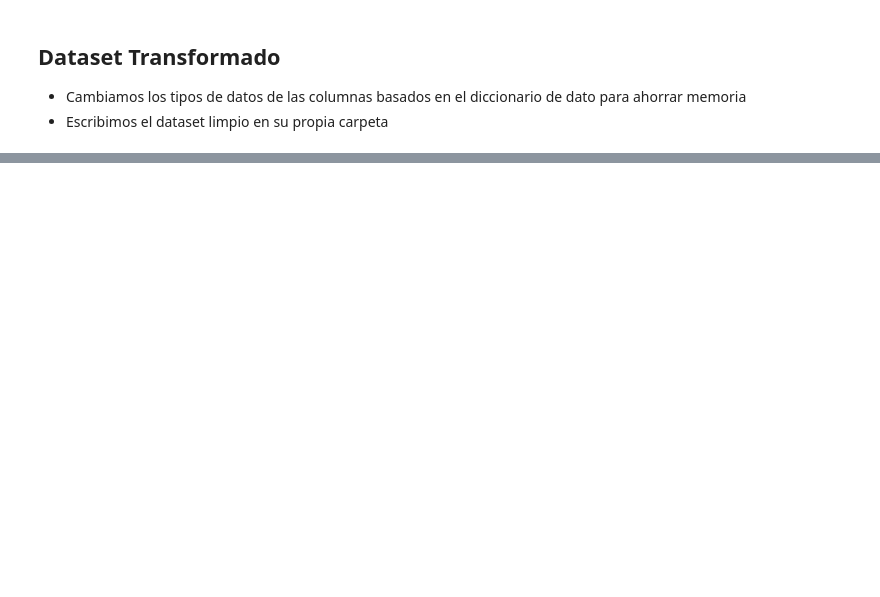
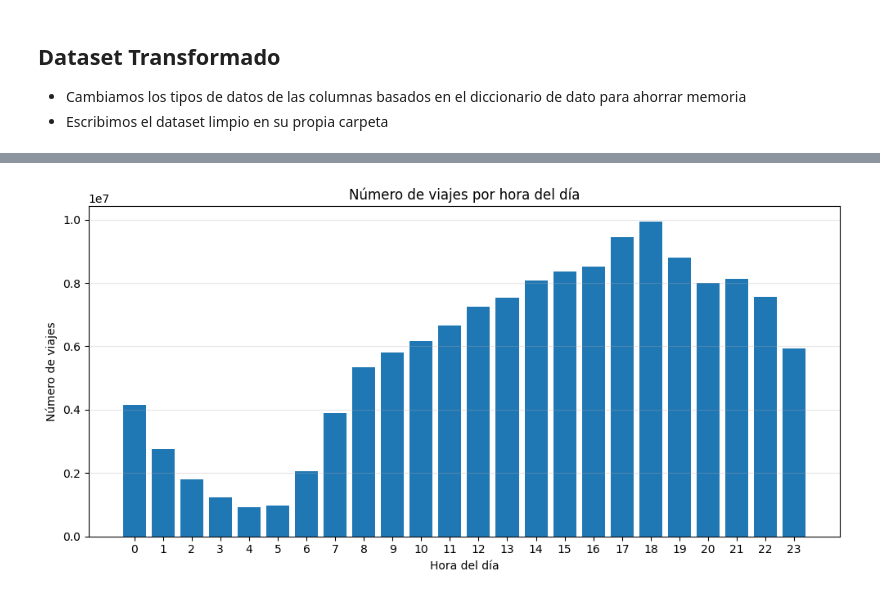
Before and after one commit to ArielAlvarezWAI87/BigData, a Jupyter notebook: NYC_Yellow_Taxi.ipynb, the cells around one changed output, grey strips where cells are left out. Cells and saved outputs as stored; diff of their text form; code cells hidden in the pictures; blank space fills up the shorter version.

```diff
--- a/NYC_Yellow_Taxi.ipynb
+++ b/NYC_Yellow_Taxi.ipynb
@@ -612,3 +471,13 @@ df.select([
+# %%
+#@title Crear columnas derivadas
+
+df = df.withColumn("pickup_year", F.year("tpep_pickup_datetime")) \
+       .withColumn("pickup_month", F.month("tpep_pickup_datetime")) \
+       .withColumn("pickup_hour", F.hour("tpep_pickup_datetime")) \
+       .withColumn(
+           "trip_duration_minutes",
+           (F.unix_timestamp("tpep_dropoff_datetime") - F.unix_timestamp("tpep_pickup_datetime")) / 60
+       )
 # %% [markdown]
 ## Dataset Transformado
 
@@ -784,0 +862,25 @@ only showing top 50 rows
+# %%
+# @title Viajes por hora
+
+trips_by_hour = df.groupBy("pickup_hour") \
+    .count() \
+    .orderBy("pickup_hour")
+
+trips_by_hour_pd = trips_by_hour.toPandas()
+# %%
+# Gráfica de viajes por hora
+
+plt.figure(figsize=(10, 5))
+
+plt.bar(trips_by_hour_pd["pickup_hour"], trips_by_hour_pd["count"])
+
+plt.xlabel("Hora del día")
+plt.ylabel("Número de viajes")
+plt.title("Número de viajes por hora del día")
+plt.xticks(range(0, 24))
+plt.grid(axis="y", alpha=0.3)
+
+plt.tight_layout()
+plt.show()
+# %% [output]
+[figure, added]
```
Also changed, not shown: parts of 56 cells of this notebook.
